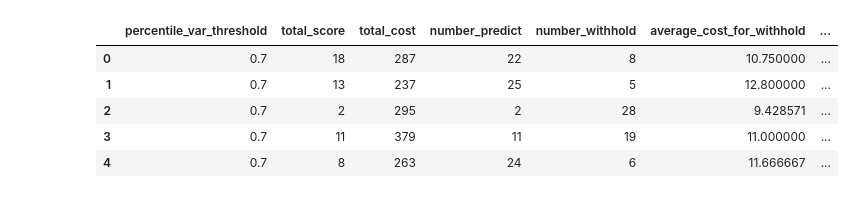
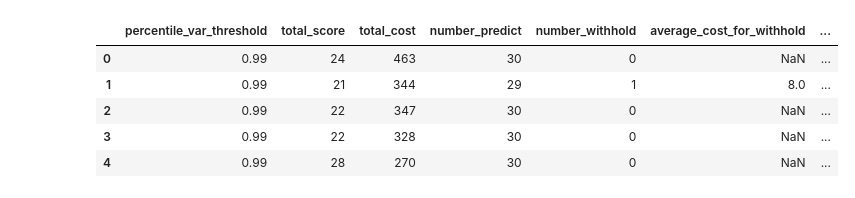
Before and after one commit to j-piskorz/afa4cate, a Jupyter notebook: experiments/notebooks/graphs_stop_acquisition.ipynb, the cells around one changed output. Saved outputs shown, nothing was run; the diff lists cells and outputs as text; code cells hidden in the pictures.

Commit message:
Finalising the experiments.

```diff
--- a/experiments/notebooks/graphs_stop_acquisition.ipynb
+++ b/experiments/notebooks/graphs_stop_acquisition.ipynb
@@ -10,7 +21,7 @@ api = wandb.Api()
 
 # Replace with your entity and project name
 ENTITY = 'juliannapiskorz' # e.g., 'username' or 'organization'
-PROJECT = 'AFA4CATE_FIXED' # e.g., 'experiment_project'
+PROJECT = 'AFA4CATE_FINAL' # e.g., 'experiment_project'
 
 # Fetch all runs in the project
 runs = api.runs(f"{ENTITY}/{PROJECT}")
@@ -20,9 +31,11 @@ data = []
 
 i=0
 for run in runs:
-    if (run.config["experiment_name"] != "stop_acquisition_acic2016_appendix"
-        or run.config['acquisition_metric'] not in ["r_PO", "r_TE", "random", "r_sTE"]):
-        continue
+    if (run.config["experiment_name"] != f"{dataset}_acquisition_stop"
+        or (dataset == 'acic2016' and run.config['rho_TE'] != rho_TE)
+        or run.config['acquisition_metric'] not in ["r_PO", "r_TE", "random", "r_sTE"]
+        or run.config['threshold_variable'] != threshold_variable):
+            continue
     i += 1
     # Extract summary metrics
     summary = run.summary
@@ -35,11 +48,9 @@ for run in runs:
                        "total_cost", "number_predict", "number_withhold",
                        "average_cost_for_withhold",
                        "average_cost_for_predict",
-                       "average_score_for_predict",
-                       "pehe_for_predict",
-                       "pehe_for_withhold",
                        "total_score_per_cost"]
     if not all(field in summary for field in required_fields):
+        print(run.name)
         continue  # Skip runs that don't have all required fields
 
     percentile_var_threshold = config["percentile_var_threshold"]
@@ -49,24 +60,11 @@ for run in runs:
     number_withhold = summary["number_withhold"]
     average_cost_for_withhold = summary["average_cost_for_withhold"]
     average_cost_for_predict = summary["average_cost_for_predict"]
-    average_score_for_predict = summary["average_score_for_predict"]
-    pehe_for_predict = summary["pehe_for_predict"]
-    pehe_for_withhold = summary["pehe_for_withhold"]
+    pehe_for_predict = summary["pehe_for_predict"] if "pehe_for_predict" in summary else np.nan
+    pehe_for_withhold = summary["pehe_for_withhold"] if "pehe_for_withhold" in summary else np.nan
     total_score_per_cost = summary["total_score_per_cost"]
     acquisition_metric = config["acquisition_metric"]
     seed = config["seed"]
-    rho_TE = config["rho_TE"]
-    var_threshold = summary["var_threshold"]
-
-    # Check if acquisition_metric has an alpha parameter
-    # Assuming alpha is stored in config if applicable
-    # alpha = config.get("alpha", None)
-
-    # if alpha is not None and acquisition_metric in ["r_TE_plus_var_unnorm"]:
-    #     if alpha not in [1.0, 4.0]:
-    #         continue
-    #     # Create a unique metric name including alpha
-    #     acquisition_metric = f"{acquisition_metric}_alpha_{alpha}"
 
     # Append the data
     data.append({
@@ -77,16 +75,16 @@ for run in runs:
         "number_withhold": number_withhold,
         "average_cost_for_withhold": average_cost_for_withhold,
         "average_cost_for_predict": average_cost_for_predict,
-        "average_score_for_predict": average_score_for_predict,
         "pehe_for_predict": pehe_for_predict,
         "pehe_for_withhold": pehe_for_withhold,
         "total_score_per_cost": total_score_per_cost,
         "acquisition_metric": acquisition_metric,
         "seed": seed,
-        "rho_TE": rho_TE,
-        "var_threshold": var_threshold
     })
 
 # Create a DataFrame
 df = pd.DataFrame(data)
-print(i)
+df.replace("NaN", np.nan, inplace=True)
+
+assert i == 280, "Number of runs is not correct (given that 10 seeds were used)"
+assert len(df) == 280, "Number of runs is not correct (given that 10 seeds were used)"
@@ -107,3 +90,0 @@ df.replace("NaN", np.nan, inplace=True)
-# %%
-df.loc[df.isna().any(axis=1), 'pehe_for_withhold'] = 0
-df.loc[df.isna().any(axis=1), 'average_cost_for_withhold'] = 0
@@ -131,9 +121,9 @@ df_clean = df.dropna()
 # %%
-df_clean.head()
+df.head()
 # %% [output]
 |  | percentile_var_threshold | total_score | total_cost | number_predict | number_withhold | average_cost_for_withhold | ... |
-| 0 | 0.7 | 18 | 287 | 22 | 8 | 10.750000 | ... |
-| 1 | 0.7 | 13 | 237 | 25 | 5 | 12.800000 | ... |
-| 2 | 0.7 | 2 | 295 | 2 | 28 | 9.428571 | ... |
-| 3 | 0.7 | 11 | 379 | 11 | 19 | 11.000000 | ... |
-| 4 | 0.7 | 8 | 263 | 24 | 6 | 11.666667 | ... |
+| 0 | 0.99 | 24 | 463 | 30 | 0 | NaN | ... |
+| 1 | 0.99 | 21 | 344 | 29 | 1 | 8.0 | ... |
+| 2 | 0.99 | 22 | 347 | 30 | 0 | NaN | ... |
+| 3 | 0.99 | 22 | 328 | 30 | 0 | NaN | ... |
+| 4 | 0.99 | 28 | 270 | 30 | 0 | NaN | ... |
```
Also changed, not shown: parts of 12 cells of this notebook, 4 other files.
